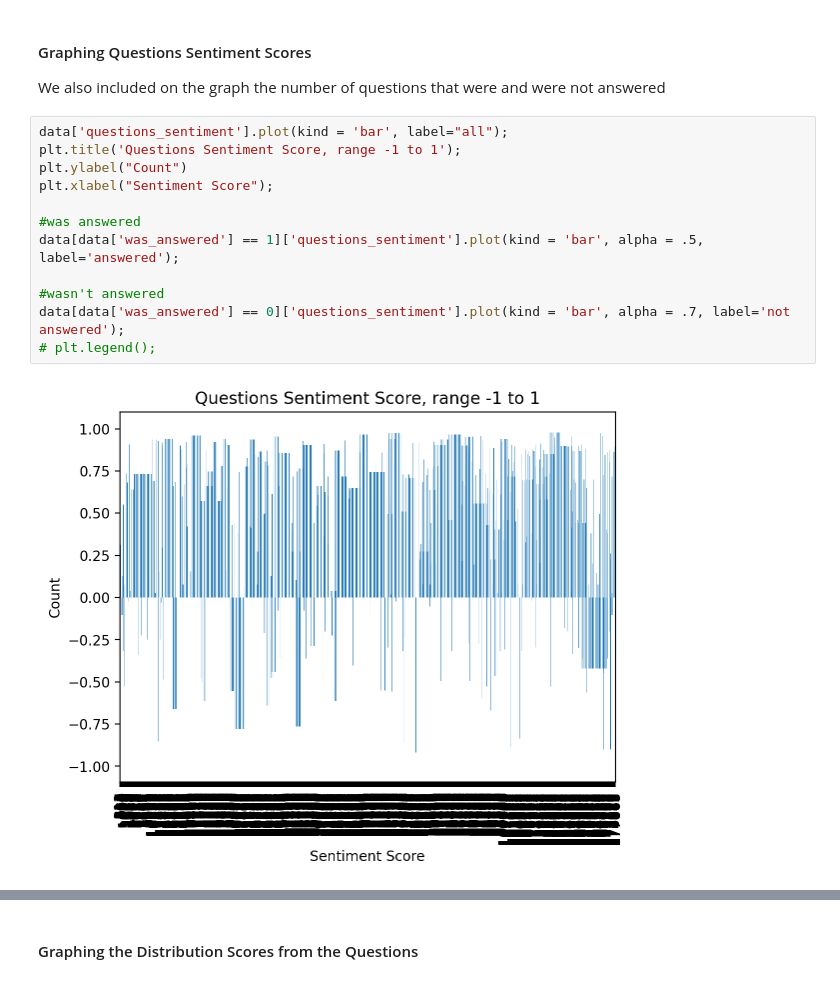
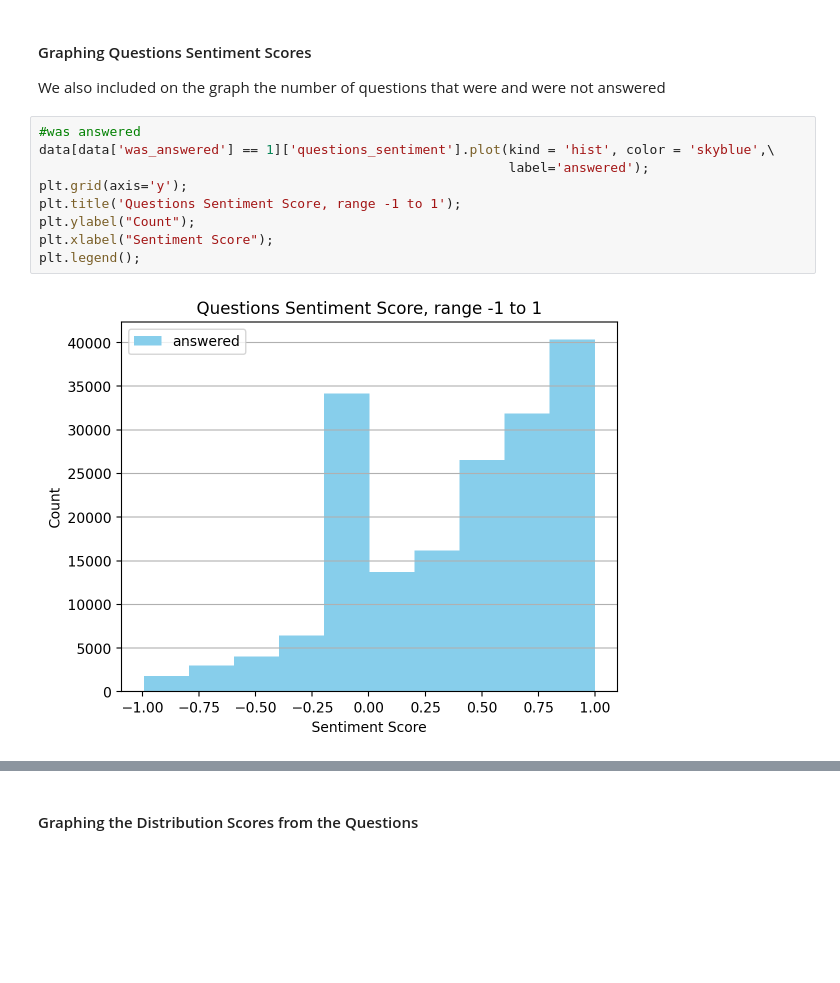
Before and after one commit to reneemarama/career_village, a Jupyter notebook: 3a_NLP_EDA.ipynb, the cells around one changed output, grey strips where cells are left out. Saved outputs shown, nothing was run; the diff lists cells and outputs as text; blank space fills up the shorter version.

```diff
--- a/3a_NLP_EDA.ipynb
+++ b/3a_NLP_EDA.ipynb
@@ -179,16 +179,13 @@ plt.xlabel("Sentiment Score");
 
 We also included on the graph the number of questions that were and were not answered
 # %%
-data['questions_sentiment'].plot(kind = 'bar', label="all");
+#was answered
+data[data['was_answered'] == 1]['questions_sentiment'].plot(kind = 'hist', color = 'skyblue',\
+                                                            label='answered');
+plt.grid(axis='y');
 plt.title('Questions Sentiment Score, range -1 to 1');
-plt.ylabel("Count")
+plt.ylabel("Count");
 plt.xlabel("Sentiment Score");
-
-#was answered
-data[data['was_answered'] == 1]['questions_sentiment'].plot(kind = 'bar', alpha = .5, label='answered');
-
-#wasn't answered
-data[data['was_answered'] == 0]['questions_sentiment'].plot(kind = 'bar', alpha = .7, label='not answered');
-# plt.legend();
+plt.legend();
 # %% [output]
-[figure, old version]
+[figure, new version]
```
Also changed, not shown: parts of 9 cells of this notebook, 9 other files.
